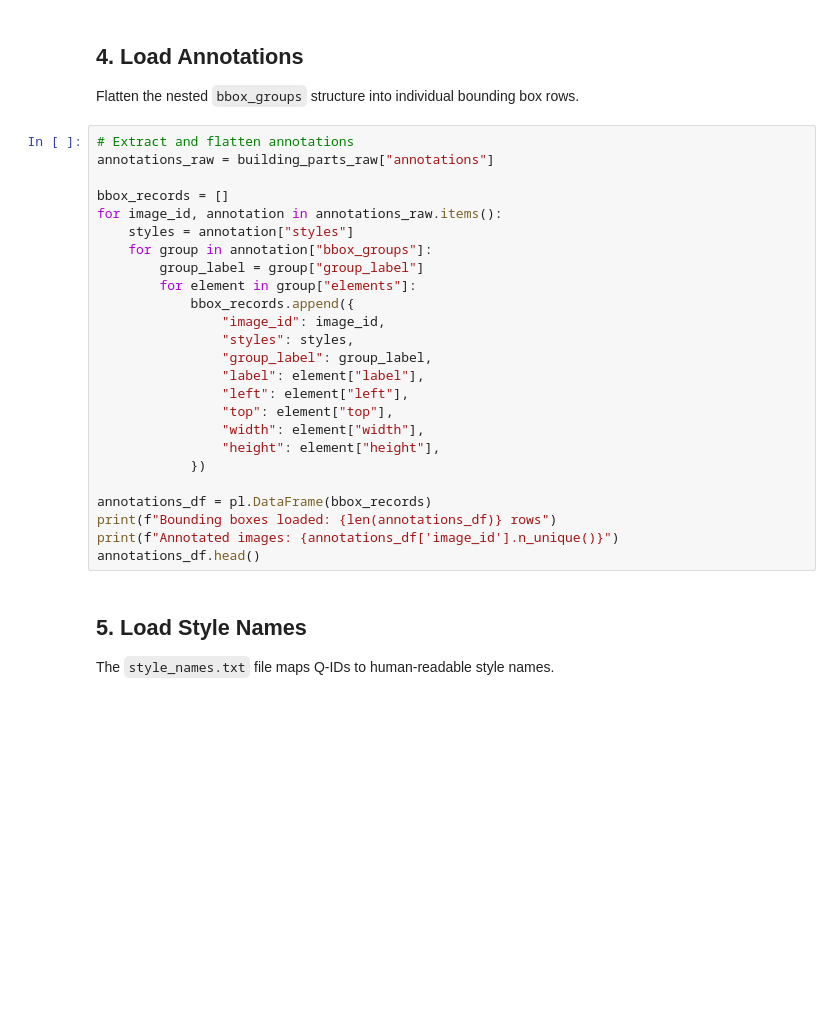
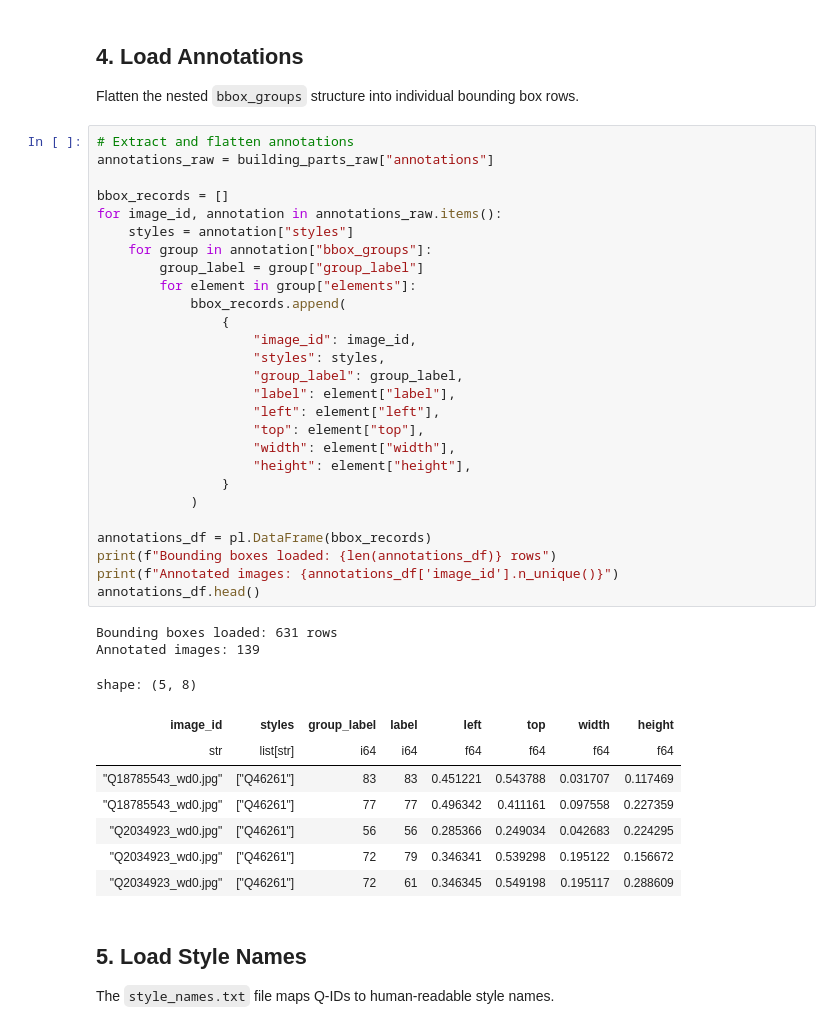
Before and after one commit to DesmondChoy/ssl_wikichurches, a Jupyter notebook: notebooks/01_data_exploration.ipynb, the cells around one changed output. Drawn from its saved outputs; the diff is of its cells as text; blank space fills up the shorter version.

```diff
--- a/notebooks/01_data_exploration.ipynb
+++ b/notebooks/01_data_exploration.ipynb
@@ -99,28 +162,41 @@ Flatten the nested `bbox_groups` structure into individual bounding box rows.
 # %%
 # Extract and flatten annotations
 annotations_raw = building_parts_raw["annotations"]
 
 bbox_records = []
 for image_id, annotation in annotations_raw.items():
     styles = annotation["styles"]
     for group in annotation["bbox_groups"]:
         group_label = group["group_label"]
         for element in group["elements"]:
-            bbox_records.append({
-                "image_id": image_id,
-                "styles": styles,
-                "group_label": group_label,
-                "label": element["label"],
-                "left": element["left"],
-                "top": element["top"],
-                "width": element["width"],
-                "height": element["height"],
-            })
+            bbox_records.append(
+                {
+                    "image_id": image_id,
+                    "styles": styles,
+                    "group_label": group_label,
+                    "label": element["label"],
+                    "left": element["left"],
+                    "top": element["top"],
+                    "width": element["width"],
+                    "height": element["height"],
+                }
+            )
 
 annotations_df = pl.DataFrame(bbox_records)
 print(f"Bounding boxes loaded: {len(annotations_df)} rows")
 print(f"Annotated images: {annotations_df['image_id'].n_unique()}")
 annotations_df.head()
+# %% [output]
+Bounding boxes loaded: 631 rows
+Annotated images: 139
+shape: (5, 8)
+| image_id | styles | group_label | label | left | top | width | height |
+| str | list[str] | i64 | i64 | f64 | f64 | f64 | f64 |
+| "Q18785543_wd0.jpg" | ["Q46261"] | 83 | 83 | 0.451221 | 0.543788 | 0.031707 | 0.117469 |
+| "Q18785543_wd0.jpg" | ["Q46261"] | 77 | 77 | 0.496342 | 0.411161 | 0.097558 | 0.227359 |
+| "Q2034923_wd0.jpg" | ["Q46261"] | 56 | 56 | 0.285366 | 0.249034 | 0.042683 | 0.224295 |
+| "Q2034923_wd0.jpg" | ["Q46261"] | 72 | 79 | 0.346341 | 0.539298 | 0.195122 | 0.156672 |
+| "Q2034923_wd0.jpg" | ["Q46261"] | 72 | 61 | 0.346345 | 0.549198 | 0.195117 | 0.288609 |
 # %% [markdown]
 ## 5. Load Style Names
 
```
Also changed, not shown: parts of 27 cells of this notebook.
